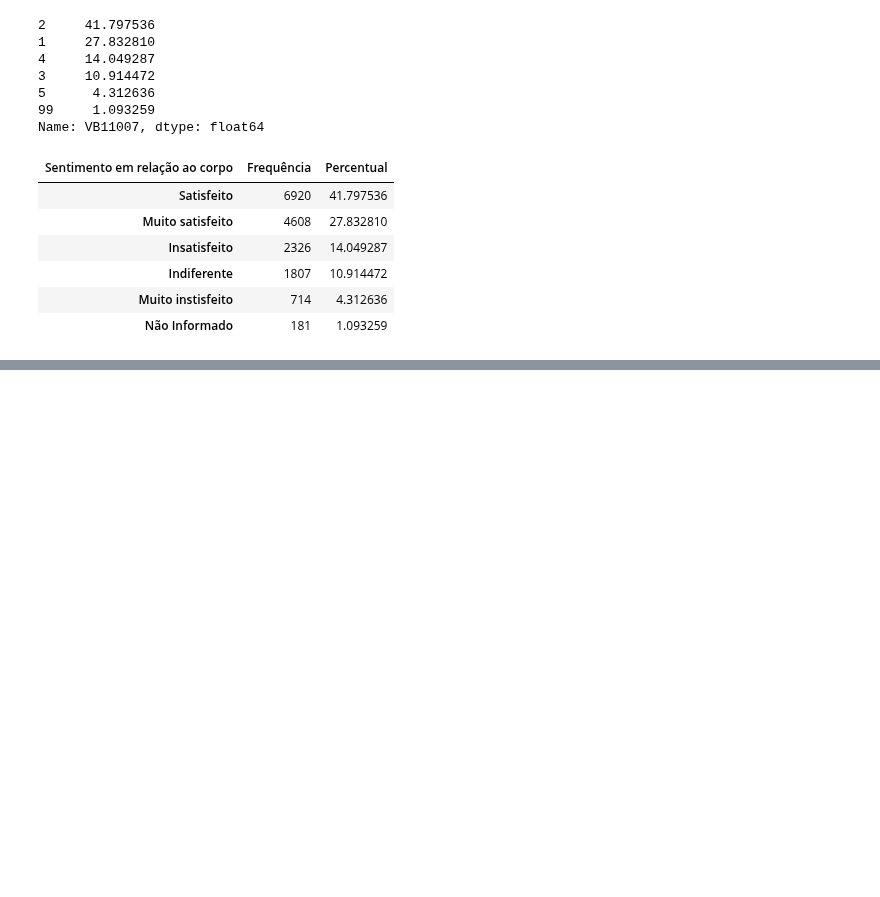
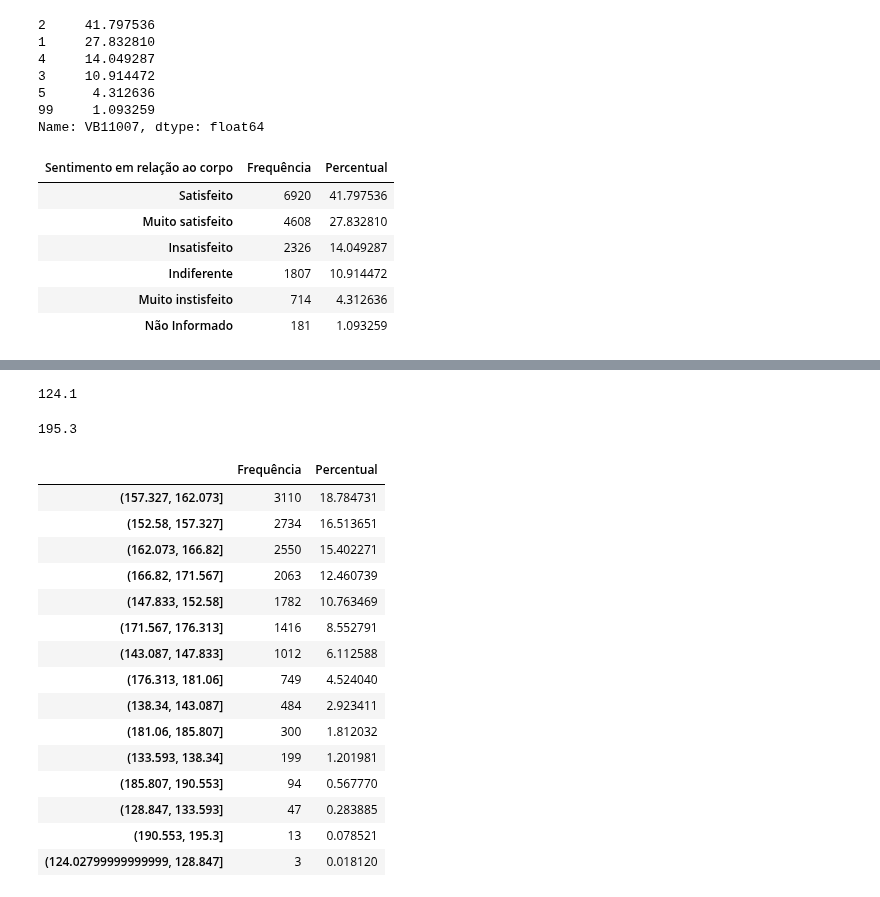
Before and after one commit to GuilhermeRuy97/BootcampDataScience, a Jupyter notebook: modulo_3_bootcamp_Data_Science.ipynb, the cells around one changed output, grey strips where cells are left out. Saved outputs shown, nothing was run; the diff lists cells and outputs as text; code cells hidden in the pictures; blank space fills up the shorter version.

```diff
--- a/modulo_3_bootcamp_Data_Science.ipynb
+++ b/modulo_3_bootcamp_Data_Science.ipynb
@@ -222,0 +244,7 @@ dist_freq
+# %%
+#Criar uma coluna no dataframe chamada IMC
+#Peso sobre o quadrado da altura
+#Dividimos a altura em 100 pois o IMC utiliza metros e o dado está em cm
+
+dados["IMC"] = dados["VB17003"] / ((dados["VB17004"]/100)**2)
+dados["IMC"]
@@ -222,0 +264,13 @@ dist_freq
+# %%
+#Classes do imc
+#Ex. do 0 ao 18,5, de 18,5 até 25...
+#Utilizamos a função cut do pandas para criar a classificação
+
+classes = [0, 18.5, 25, 30, 60]
+labels = ["abaixo", "normal", "sobrepeso", "obesidade"]
+dados["CLASSE_IMC"] = pd.cut(x = dados["IMC"],
+                            bins = classes,
+                            labels = labels,
+                            include_lowest = True)   #considera o mais baixo como intervalo fechado e o mais alto como aberto
+
+dados[["IMC", "CLASSE_IMC"]]
@@ -222,0 +302,52 @@ dist_freq
+# %%
+#Como podemos descobrir quantas classificações precisaremos quiando não temos essa informação?
+#Por exemplo, quantas categorias tem o IMC (supondo que não sabemos isso)
+
+#descobrindo o valor mínimo do conjunto altura
+dados["VB17004"].min()
+# %% [output]
+124.1
+# %%
+#descobrindo o valor máximo do conjunto altura
+dados["VB17004"].max()
+# %% [output]
+195.3
+# %%
+#Logo, nota-se que o conjunto vai de 124 a 195
+#Uma dica é utilizar o número de classes proporcional ao tamanho da amostra
+#Utiliza-se a fórmula de K a seguir
+#Utilizamos o numpy para fazer o log de 10
+#Utilizamos o int() para aredondar o número da fórmula
+
+import numpy as np
+
+tamanho_amostra = len(dados)
+
+k = int((1 + ((10/3)*np.log10(tamanho_amostra))))
+k
+
+dados["CLASSE_ALTURA"] = pd.cut(x = dados["VB17004"],
+                            bins = k,
+                            include_lowest = True)
+
+frequencia = dados["CLASSE_ALTURA"].value_counts()
+percentual = dados["CLASSE_ALTURA"].value_counts(normalize = True) * 100
+dist_freq_altura = pd.DataFrame({"Frequência": frequencia, "Percentual": percentual })
+dist_freq_altura
+# %% [output]
+|  | Frequência | Percentual |
+| (157.327, 162.073] | 3110 | 18.784731 |
+| (152.58, 157.327] | 2734 | 16.513651 |
+| (162.073, 166.82] | 2550 | 15.402271 |
+| (166.82, 171.567] | 2063 | 12.460739 |
+| (147.833, 152.58] | 1782 | 10.763469 |
+| (171.567, 176.313] | 1416 | 8.552791 |
+| (143.087, 147.833] | 1012 | 6.112588 |
+| (176.313, 181.06] | 749 | 4.524040 |
+| (138.34, 143.087] | 484 | 2.923411 |
+| (181.06, 185.807] | 300 | 1.812032 |
+| (133.593, 138.34] | 199 | 1.201981 |
+| (185.807, 190.553] | 94 | 0.567770 |
+| (128.847, 133.593] | 47 | 0.283885 |
+| (190.553, 195.3] | 13 | 0.078521 |
+| (124.02799999999999, 128.847] | 3 | 0.018120 |
```
Also changed, not shown: parts of 8 cells of this notebook.
